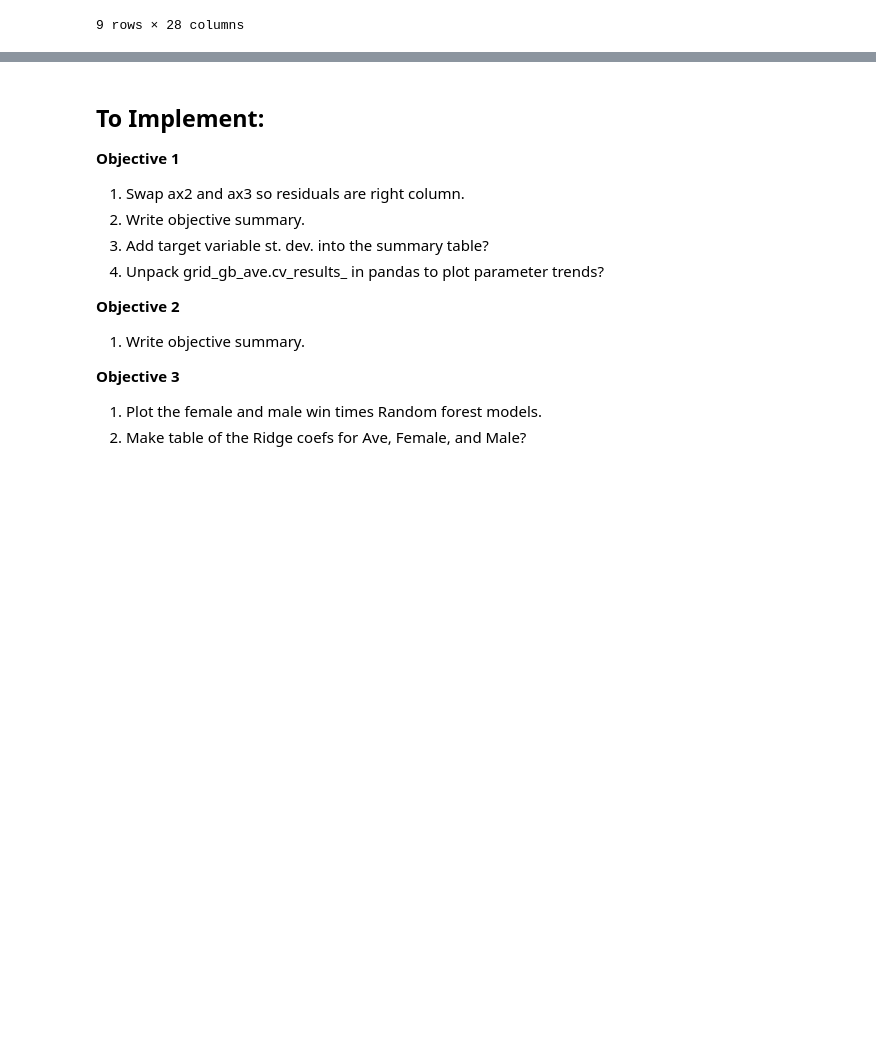
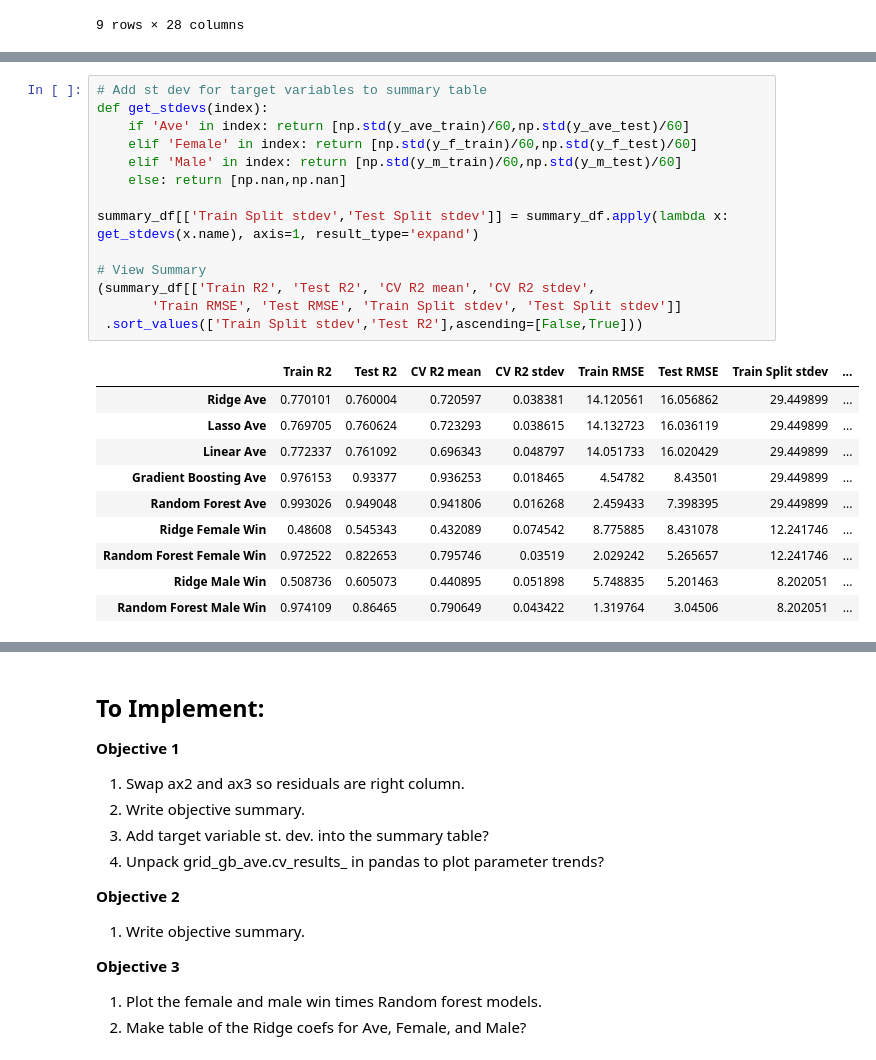
Before and after one commit to michael-p-k/MarathonPredictor, a Jupyter notebook: MarathonPredictor.ipynb, the cells around one changed output, grey strips where cells are left out. Cells and saved outputs as stored; diff of their text form; blank space fills up the shorter version.

```diff
--- a/MarathonPredictor.ipynb
+++ b/MarathonPredictor.ipynb
@@ -922,0 +957,25 @@ summary_df
+# %%
+# Add st dev for target variables to summary table
+def get_stdevs(index):
+    if 'Ave' in index: return [np.std(y_ave_train)/60,np.std(y_ave_test)/60]
+    elif 'Female' in index: return [np.std(y_f_train)/60,np.std(y_f_test)/60]
+    elif 'Male' in index: return [np.std(y_m_train)/60,np.std(y_m_test)/60]
+    else: return [np.nan,np.nan]
+
+summary_df[['Train Split stdev','Test Split stdev']] = summary_df.apply(lambda x: get_stdevs(x.name), axis=1, result_type='expand')
+
+# View Summary
+(summary_df[['Train R2', 'Test R2', 'CV R2 mean', 'CV R2 stdev',
+       'Train RMSE', 'Test RMSE', 'Train Split stdev', 'Test Split stdev']]
+ .sort_values(['Train Split stdev','Test R2'],ascending=[False,True]))
+# %% [output]
+|  | Train R2 | Test R2 | CV R2 mean | CV R2 stdev | Train RMSE | Test RMSE | Train Split stdev | ... |
+| Ridge Ave | 0.770101 | 0.760004 | 0.720597 | 0.038381 | 14.120561 | 16.056862 | 29.449899 | ... |
+| Lasso Ave | 0.769705 | 0.760624 | 0.723293 | 0.038615 | 14.132723 | 16.036119 | 29.449899 | ... |
+| Linear Ave | 0.772337 | 0.761092 | 0.696343 | 0.048797 | 14.051733 | 16.020429 | 29.449899 | ... |
+| Gradient Boosting Ave | 0.976153 | 0.93377 | 0.936253 | 0.018465 | 4.54782 | 8.43501 | 29.449899 | ... |
+| Random Forest Ave | 0.993026 | 0.949048 | 0.941806 | 0.016268 | 2.459433 | 7.398395 | 29.449899 | ... |
+| Ridge Female Win | 0.48608 | 0.545343 | 0.432089 | 0.074542 | 8.775885 | 8.431078 | 12.241746 | ... |
+| Random Forest Female Win | 0.972522 | 0.822653 | 0.795746 | 0.03519 | 2.029242 | 5.265657 | 12.241746 | ... |
+| Ridge Male Win | 0.508736 | 0.605073 | 0.440895 | 0.051898 | 5.748835 | 5.201463 | 8.202051 | ... |
+| Random Forest Male Win | 0.974109 | 0.86465 | 0.790649 | 0.043422 | 1.319764 | 3.04506 | 8.202051 | ... |
```
Also changed, not shown: parts of 13 cells of this notebook.
